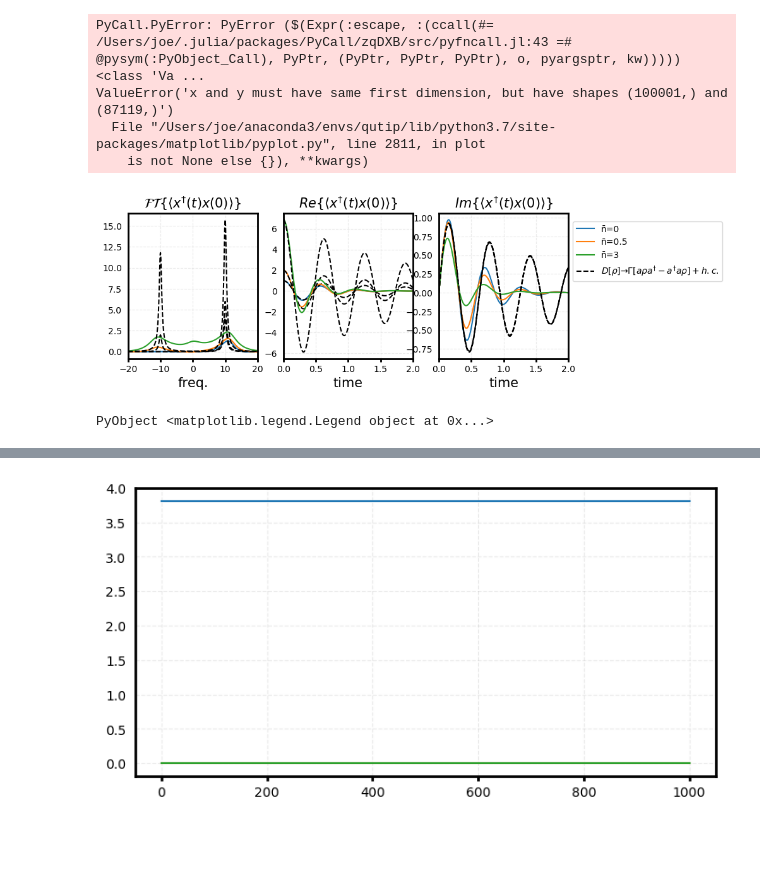
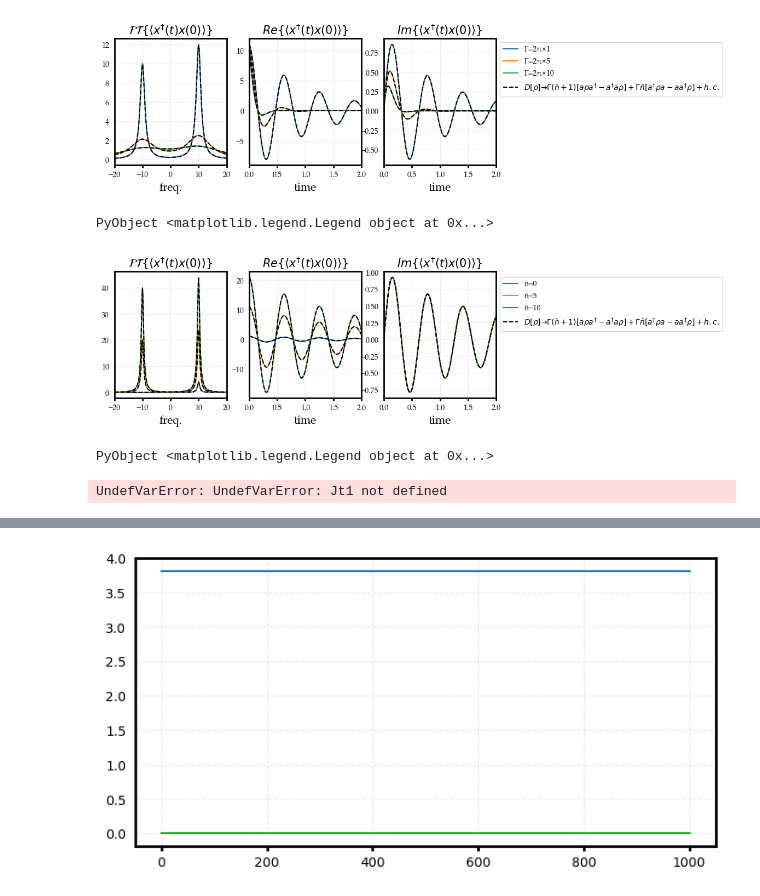
Before and after one commit to HaeffnerLab/lattice_notebooks, a Jupyter notebook: lorentzian_noise.ipynb, the cells around one changed output, grey strips where cells are left out. Saved outputs shown, nothing was run; the diff lists cells and outputs as text; code cells hidden in the pictures; blank space fills up the shorter version.

```diff
--- a/lorentzian_noise.ipynb
+++ b/lorentzian_noise.ipynb
@@ -36,9 +21,9 @@ plt.matplotlib.rc("figure", figsize=(8,4))
 plt.matplotlib.rc("xtick.major", width=2)
 plt.matplotlib.rc("ytick.major", width=2)
 # %%
-Nc = 20
+Nc = 50
 Γ = 0.5
-n̄ = 10
+n̄ = 5
 νeff = 10.0
 
 basis = FockBasis(Nc)
@@ -46,8 +31,8 @@ a = destroy(basis)
 Ht = -νeff * dagger(a) * a
 Jtt1(Γ) = [sqrt(2Γ) * a]
 Jtt2(Γ) = [sqrt(2Γ) * dagger(a) * a]
-Jt3 = [sqrt(2Γ * (n̄ + 1)) * a, sqrt(2Γ * n̄) * dagger(a)]
-Jtt4(Γ) = [sqrt(2Γ) * (dagger(a) + a)^2]
+Jtt3(Γ) = [sqrt(2Γ * (n̄ + 1)) * a, sqrt(2Γ * n̄) * dagger(a)]
+Jtt4(Γ) = [sqrt(2Γ) * number(basis)]
 
 T = 1 / (log((1 / n̄) + 1))
 hf = create(basis) * destroy(basis)
@@ -60,9 +45,9 @@ dτ = 0.001
 τmax = 100
 τ = [0:dτ:τmax;]
 corr11 = timecorrelations.correlation(τ, ρ₀, Ht, Jtt4(1), dagger(a) + a,  dagger(a) + a)
-corr12 = timecorrelations.correlation(τ, ρ₀, Ht, Jtt1(1), dagger(a) + a,  dagger(a) + a)
+corr12 = timecorrelations.correlation(τ, ρ₀, Ht, Jtt3(1), dagger(a) + a,  dagger(a) + a)
 corr21 = timecorrelations.correlation(τ, ρ₀, Ht, Jtt4(5), dagger(a) + a,  dagger(a) + a)
-corr22 = timecorrelations.correlation(τ, ρ₀, Ht, Jtt1(5), dagger(a) + a,  dagger(a) + a)
+corr22 = timecorrelations.correlation(τ, ρ₀, Ht, Jtt3(5), dagger(a) + a,  dagger(a) + a)
 corr31 = timecorrelations.correlation(τ, ρ₀, Ht, Jtt4(10), dagger(a) + a,  dagger(a) + a)
-corr32 = timecorrelations.correlation(τ, ρ₀, Ht, Jtt1(10), dagger(a) + a,  dagger(a) + a)
+corr32 = timecorrelations.correlation(τ, ρ₀, Ht, Jtt3(10), dagger(a) + a,  dagger(a) + a)
 # corr3 = timecorrelations.correlation(τ, ρ₀, Ht, Jt3, dagger(a) + a,  dagger(a) + a);
@@ -111,7 +93,7 @@ plt.plot(τ, imag(corr12), ls="--", color="k")
 plt.plot(τ, imag(corr21), label="Γ=2π×5")
 plt.plot(τ, imag(corr22), ls="--", color="k")
 plt.plot(τ, imag(corr31), label="Γ=2π×10")
-plt.plot(τ, imag(corr32), label=L"D[ρ] → Γ[aρa^† - a^†aρ] + h.c.", ls="--", color="k")
+plt.plot(τ, imag(corr32), label=L"D[ρ] → Γ(n̄+1)[aρa^† - a^†aρ] + Γn̄[a^†ρa - aa^†ρ] + h.c.", ls="--", color="k")
 plt.xlim(0, 2)
 plt.xlabel("time", fontsize=15)
 plt.title(L"Im\{⟨x^{\dagger}(t)x(0)⟩\}", fontsize=15)
@@ -119,12 +101,10 @@ plt.legend(bbox_to_anchor=(1, 1))
 
 # plt.suptitle(L"⟨x^{\dagger}(t)x(0)⟩", fontsize=20, y=1.05)
 # %% [output]
+[figure, added]
-PyCall.PyError: PyError ($(Expr(:escape, :(ccall(#= /Users/joe/.julia/packages/PyCall/zqDXB/src/pyfncall.jl:43 =# @pysym(:PyObject_Call), PyPtr, (PyPtr, PyPtr, PyPtr), o, pyargsptr, kw))))) <class 'Va ...
-ValueError('x and y must have same first dimension, but have shapes (100001,) and (87119,)')
-  File "/Users/joe/anaconda3/envs/qutip/lib/python3.7/site-packages/matplotlib/pyplot.py", line 2811, in plot
-    is not None else {}), **kwargs)
+PyObject <matplotlib.legend.Legend object at 0x...>
 # %%
-Nc = 20
+Nc = 100
 Γ = 0.5
 n̄ = 10
 νeff = 10.0
@@ -134,8 +114,8 @@ a = destroy(basis)
 Ht = -νeff * dagger(a) * a
 Jtt1(Γ) = [sqrt(2Γ) * a]
 Jtt2(Γ) = [sqrt(2Γ) * dagger(a) * a]
-Jt3 = [sqrt(2Γ * (n̄ + 1)) * a, sqrt(2Γ * n̄) * dagger(a)]
-Jtt4(Γ) = [sqrt(2Γ) * (dagger(a) + a)^2]
+Jtt3(Γ, n̄) = [sqrt(2Γ * (n̄ + 1)) * a, sqrt(2Γ * n̄) * dagger(a)]
+Jtt4(Γ) = [sqrt(2Γ) * number(basis)]
 
 function ρ(n̄)
     T = 1 / (log((1 / n̄) + 1))
@@ -151,11 +131,11 @@ dτ = 0.001
 τmax = 100
 τ = [0:dτ:τmax;]
 corr11 = timecorrelations.correlation(τ, ρ(0), Ht, Jtt4(Γ), dagger(a) + a,  dagger(a) + a)
-corr12 = timecorrelations.correlation(τ, ρ(0), Ht, Jtt1(Γ), dagger(a) + a,  dagger(a) + a)
-corr21 = timecorrelations.correlation(τ, ρ(0.5), Ht, Jtt4(Γ), dagger(a) + a,  dagger(a) + a)
-corr22 = timecorrelations.correlation(τ, ρ(0.5), Ht, Jtt1(Γ), dagger(a) + a,  dagger(a) + a)
-corr31 = timecorrelations.correlation(τ, ρ(3), Ht, Jtt4(Γ), dagger(a) + a,  dagger(a) + a)
-corr32 = timecorrelations.correlation(τ, ρ(3), Ht, Jtt1(Γ), dagger(a) + a,  dagger(a) + a)
+corr12 = timecorrelations.correlation(τ, ρ(0), Ht, Jtt3(Γ, 0), dagger(a) + a,  dagger(a) + a)
+corr21 = timecorrelations.correlation(τ, ρ(5), Ht, Jtt4(Γ), dagger(a) + a,  dagger(a) + a)
+corr22 = timecorrelations.correlation(τ, ρ(5), Ht, Jtt3(Γ, 5), dagger(a) + a,  dagger(a) + a)
+corr31 = timecorrelations.correlation(τ, ρ(10), Ht, Jtt4(Γ), dagger(a) + a,  dagger(a) + a)
+corr32 = timecorrelations.correlation(τ, ρ(10), Ht, Jtt3(Γ, 10), dagger(a) + a,  dagger(a) + a)
 # corr3 = timecorrelations.correlation(τ, ρ₀, Ht, Jt3, dagger(a) + a,  dagger(a) + a);
 # %%
 ω, spec11 = timecorrelations.correlation2spectrum(τ, corr11; normalize_spec=false)
@@ -173,37 +153,37 @@ plt.plot(ω, spec12, ls="dashed", color="k")
 plt.plot(ω, spec21)
 plt.plot(ω, spec22, ls="dashed", color="k")
 plt.plot(ω, spec31)
 plt.plot(ω, spec32, ls="dashed", color="k")
 plt.xlim(-20, 20)
 plt.xlabel("freq.", fontsize=15)
 plt.title(L"\mathcal{FT}\{⟨x^{\dagger}(t)x(0)⟩\}", fontsize=15)
 
 plt.subplot(132)
 plt.plot(τ, real(corr11))
 plt.plot(τ, real(corr12), ls="--", color="k")
 plt.plot(τ, real(corr21))
 plt.plot(τ, real(corr22), ls="--", color="k")
 plt.plot(τ, real(corr31))
 plt.plot(τ, real(corr32), ls="--", color="k")
 plt.xlim(0, 2)
 plt.xlabel("time", fontsize=15)
 plt.title(L"Re\{⟨x^{\dagger}(t)x(0)⟩\}", fontsize=15)
 
 plt.subplot(133)
 plt.plot(τ, imag(corr11), label="n̄=0")
 plt.plot(τ, imag(corr12), ls="--", color="k")
-plt.plot(τ, imag(corr21), label="n̄=0.5")
+plt.plot(τ, imag(corr21), label="n̄=5")
 plt.plot(τ, imag(corr22), ls="--", color="k")
-plt.plot(τ, imag(corr31), label="n̄=3")
-plt.plot(τ, imag(corr32), label=L"D[ρ] → Γ[aρa^† - a^†aρ] + h.c.", ls="--", color="k")
+plt.plot(τ, imag(corr31), label="n̄=10")
+plt.plot(τ, imag(corr32), label=L"D[ρ] → Γ(n̄+1)[aρa^† - a^†aρ] + Γn̄[a^†ρa - aa^†ρ] + h.c.", ls="--", color="k")
 plt.xlim(0, 2)
 plt.xlabel("time", fontsize=15)
 plt.title(L"Im\{⟨x^{\dagger}(t)x(0)⟩\}", fontsize=15)
 plt.legend(bbox_to_anchor=(1, 0.5))
 
 # plt.suptitle(L"⟨x^{\dagger}(t)x(0)⟩", fontsize=20, y=1.05)
 # %% [output]
-[figure, old version]
+[figure, new version]
 PyObject <matplotlib.legend.Legend object at 0x...>
 # %%
 n̄ = 4
@@ -216,6 +196,8 @@ else
 end
 tspan = 0:0.1:100
 tout, sol = timeevolution.master(tspan, ρ₀, Ht, Jt1);
+# %% [output]
+UndefVarError: UndefVarError: Jt1 not defined
 # %%
 plt.plot(tout, expect(number(basis), sol))
 plt.plot(tout, expect(create(basis) + destroy(basis), sol))
```
Also changed, not shown: parts of 3 cells of this notebook, 7 other files.
